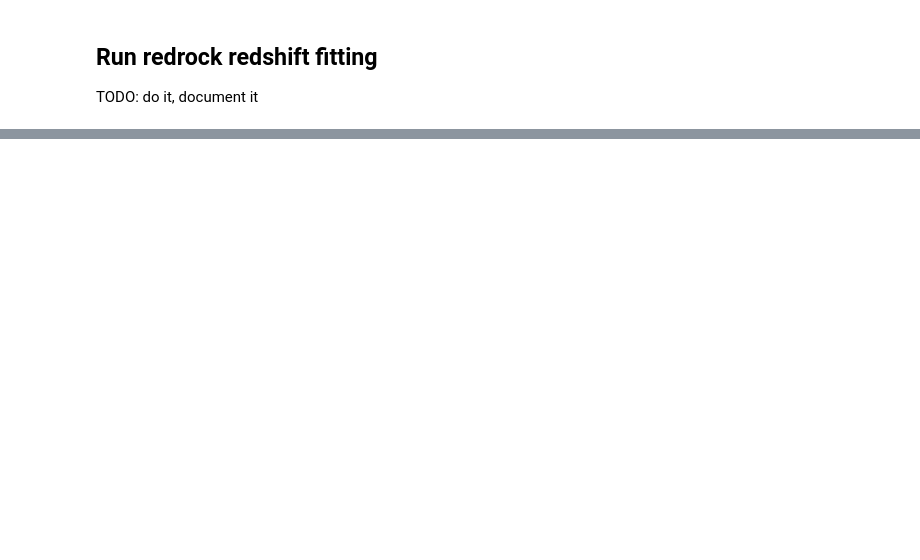
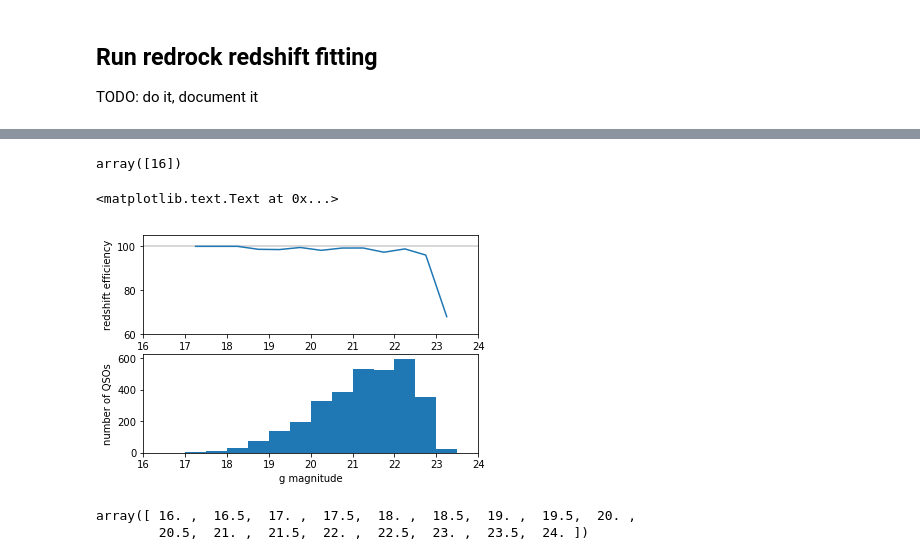
Before and after one commit to desihub/two_percent_DESI, a Jupyter notebook: mini/minitest.ipynb, the cells around one changed output, grey strips where cells are left out. Cells and saved outputs as stored; diff of their text form; code cells hidden in the pictures; blank space fills up the shorter version.

```diff
--- a/mini/minitest.ipynb
+++ b/mini/minitest.ipynb
@@ -497,0 +664,13 @@ TODO: do it, document it
+# %%
+g = 22.5 - 2.5*np.log10(ztruth['DECAM_FLUX'][:,1])
+# %%
+magbins = np.linspace(16, 24, 17)
+midmag = 0.5*(magbins[0:-1] + magbins[1:])
+zeff = list()
+for i in range(len(magbins)-1):
+    maglo, maghi = magbins[i:i+2]
+    ismag = (maglo < g) & (g < maghi)
+    pgood, pfail, pmiss, plost = zstats(ztruth[isQSO & ismag])
+    nmag = np.count_nonzero(isQSO & ismag)
+    print('{:.1f}-{:.1f} {:4d} {:6s} {:5.1f} {:5.1f} {:5.1f} {:5.1f}'.format(maglo, maghi, nmag, 'QSO', pgood, pfail, pmiss, plost))
+    zeff.append(pgood)
@@ -497,0 +694,25 @@ TODO: do it, document it
+# %%
+magbins
+# %% [output]
+array([16])
+# %%
+subplot(211)
+axhline(100, color='0.8')
+plot(midmag, zeff)
+xlim(magbins[0], magbins[-1])
+ylabel('redshift efficiency')
+ylim(60,105)
+
+subplot(212)
+hist(g[isQSO], len(magbins)-1, (magbins[0], magbins[-1]))
+xlim(magbins[0], magbins[-1])
+xlabel('g magnitude')
+ylabel('number of QSOs')
+# %% [output]
+<matplotlib.text.Text at 0x...>
+[figure, added]
+# %%
+np.linspace(16, 24, 17)
+# %% [output]
+array([ 16. ,  16.5,  17. ,  17.5,  18. ,  18.5,  19. ,  19.5,  20. ,
+        20.5,  21. ,  21.5,  22. ,  22.5,  23. ,  23.5,  24. ])
```
Also changed, not shown: parts of 21 cells of this notebook.
